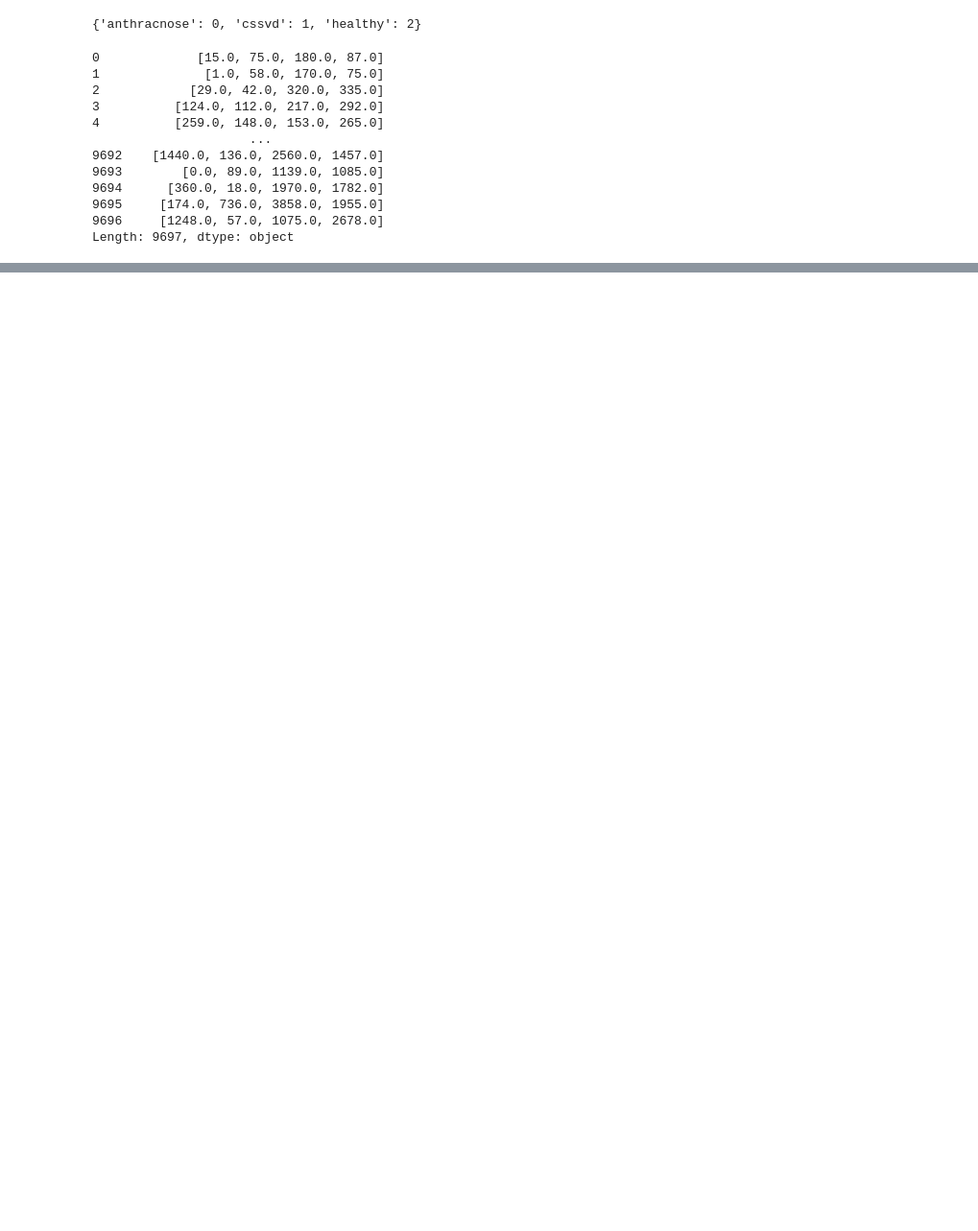
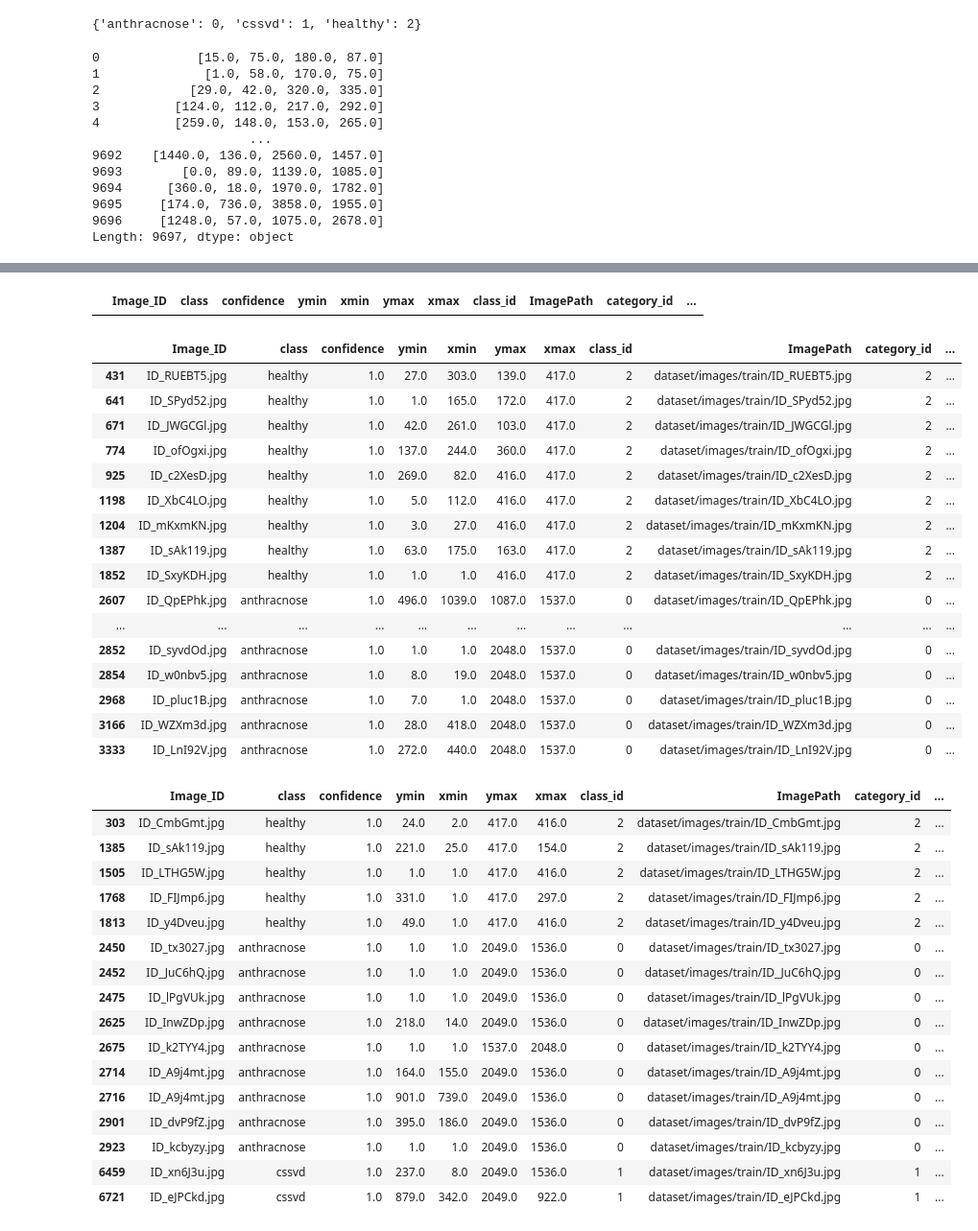
Before and after one commit to KameniAlexNea/Amini-Cocoa-Contamination-Challenge, a Jupyter notebook: 06-PrepareDetrModel.ipynb, the cells around one changed output, grey strips where cells are left out. Shown at 96% size. Cells and saved outputs as stored; diff of their text form; code cells hidden in the pictures; blank space fills up the shorter version.

```diff
--- a/06-PrepareDetrModel.ipynb
+++ b/06-PrepareDetrModel.ipynb
@@ -103,0 +192,12 @@ valid.sample(5)
+# %%
+val_shapes = []
+for i in val_images:
+    w1, h1 = Image.open(i).size
+    w2, h2 = load_image(i).size
+    img = load_image_cv2(i).shape
+    w3, h3 = img[1], img[0]
+    val_shapes.append([i, w1, h1, w2, h2, w3, h3])
+
+val_shapes = pd.DataFrame(val_shapes, columns=["image_id", "w1", "h1", "w2", "h2", "w3", "h3"])
+
+val_shapes.sample(5)
@@ -103,0 +211,24 @@ valid.sample(5)
+# %%
+from tqdm import tqdm
+from concurrent.futures import ThreadPoolExecutor
+
+train_shapes = []
+
+
+def get_raw(i):
+    w1, h1 = Image.open(i).size
+    w2, h2 = load_image(i).size
+    img = load_image_cv2(i).shape
+    w3, h3 = img[1], img[0]
+    return [i, w1, h1, w2, h2, w3, h3]
+
+
+train_ids = train["ImagePath"].unique()
+with ThreadPoolExecutor() as executor:
+    train_shapes = list(tqdm(executor.map(get_raw, train_ids), total=len(train_ids)))
+
+train_shapes = pd.DataFrame(
+    train_shapes, columns=["image_id", "w1", "h1", "w2", "h2", "w3", "h3"]
+)
+
+train_shapes.sample(5)
@@ -103,0 +242,3 @@ valid.sample(5)
+# %%
+valid_merge = valid.merge(val_shapes, on="image_id",)
+train_merge = train.merge(train_shapes, on="image_id",)
@@ -116,0 +363,6 @@ valid[columns].to_json(
+# %%
+display(train_merge[train_merge["xmin"] > train_merge["w2"]])
+display(train_merge[train_merge["ymin"] > train_merge["h2"]])
+display(train_merge[train_merge["xmax"] > train_merge["w2"]])
+display(train_merge[train_merge["ymax"] > train_merge["h2"]])
+# %% [output]
@@ -116,0 +370,35 @@ valid[columns].to_json(
+|  | Image_ID | class | confidence | ymin | xmin | ymax | xmax | class_id | ImagePath | category_id | ... |
+|  | Image_ID | class | confidence | ymin | xmin | ymax | xmax | class_id | ImagePath | category_id | ... |
+| 431 | ID_RUEBT5.jpg | healthy | 1.0 | 27.0 | 303.0 | 139.0 | 417.0 | 2 | dataset/images/train/ID_RUEBT5.jpg | 2 | ... |
+| 641 | ID_SPyd52.jpg | healthy | 1.0 | 1.0 | 165.0 | 172.0 | 417.0 | 2 | dataset/images/train/ID_SPyd52.jpg | 2 | ... |
+| 671 | ID_JWGCGl.jpg | healthy | 1.0 | 42.0 | 261.0 | 103.0 | 417.0 | 2 | dataset/images/train/ID_JWGCGl.jpg | 2 | ... |
+| 774 | ID_ofOgxi.jpg | healthy | 1.0 | 137.0 | 244.0 | 360.0 | 417.0 | 2 | dataset/images/train/ID_ofOgxi.jpg | 2 | ... |
+| 925 | ID_c2XesD.jpg | healthy | 1.0 | 269.0 | 82.0 | 416.0 | 417.0 | 2 | dataset/images/train/ID_c2XesD.jpg | 2 | ... |
+| 1198 | ID_XbC4LO.jpg | healthy | 1.0 | 5.0 | 112.0 | 416.0 | 417.0 | 2 | dataset/images/train/ID_XbC4LO.jpg | 2 | ... |
+| 1204 | ID_mKxmKN.jpg | healthy | 1.0 | 3.0 | 27.0 | 416.0 | 417.0 | 2 | dataset/images/train/ID_mKxmKN.jpg | 2 | ... |
+| 1387 | ID_sAk119.jpg | healthy | 1.0 | 63.0 | 175.0 | 163.0 | 417.0 | 2 | dataset/images/train/ID_sAk119.jpg | 2 | ... |
+| 1852 | ID_SxyKDH.jpg | healthy | 1.0 | 1.0 | 1.0 | 416.0 | 417.0 | 2 | dataset/images/train/ID_SxyKDH.jpg | 2 | ... |
+| 2607 | ID_QpEPhk.jpg | anthracnose | 1.0 | 496.0 | 1039.0 | 1087.0 | 1537.0 | 0 | dataset/images/train/ID_QpEPhk.jpg | 0 | ... |
+| ... | ... | ... | ... | ... | ... | ... | ... | ... | ... | ... | ... |
+| 2852 | ID_syvdOd.jpg | anthracnose | 1.0 | 1.0 | 1.0 | 2048.0 | 1537.0 | 0 | dataset/images/train/ID_syvdOd.jpg | 0 | ... |
+| 2854 | ID_w0nbv5.jpg | anthracnose | 1.0 | 8.0 | 19.0 | 2048.0 | 1537.0 | 0 | dataset/images/train/ID_w0nbv5.jpg | 0 | ... |
+| 2968 | ID_pluc1B.jpg | anthracnose | 1.0 | 7.0 | 1.0 | 2048.0 | 1537.0 | 0 | dataset/images/train/ID_pluc1B.jpg | 0 | ... |
+| 3166 | ID_WZXm3d.jpg | anthracnose | 1.0 | 28.0 | 418.0 | 2048.0 | 1537.0 | 0 | dataset/images/train/ID_WZXm3d.jpg | 0 | ... |
+| 3333 | ID_LnI92V.jpg | anthracnose | 1.0 | 272.0 | 440.0 | 2048.0 | 1537.0 | 0 | dataset/images/train/ID_LnI92V.jpg | 0 | ... |
+|  | Image_ID | class | confidence | ymin | xmin | ymax | xmax | class_id | ImagePath | category_id | ... |
+| 303 | ID_CmbGmt.jpg | healthy | 1.0 | 24.0 | 2.0 | 417.0 | 416.0 | 2 | dataset/images/train/ID_CmbGmt.jpg | 2 | ... |
+| 1385 | ID_sAk119.jpg | healthy | 1.0 | 221.0 | 25.0 | 417.0 | 154.0 | 2 | dataset/images/train/ID_sAk119.jpg | 2 | ... |
+| 1505 | ID_LTHG5W.jpg | healthy | 1.0 | 1.0 | 1.0 | 417.0 | 416.0 | 2 | dataset/images/train/ID_LTHG5W.jpg | 2 | ... |
+| 1768 | ID_FIJmp6.jpg | healthy | 1.0 | 331.0 | 1.0 | 417.0 | 297.0 | 2 | dataset/images/train/ID_FIJmp6.jpg | 2 | ... |
+| 1813 | ID_y4Dveu.jpg | healthy | 1.0 | 49.0 | 1.0 | 417.0 | 416.0 | 2 | dataset/images/train/ID_y4Dveu.jpg | 2 | ... |
+| 2450 | ID_tx3027.jpg | anthracnose | 1.0 | 1.0 | 1.0 | 2049.0 | 1536.0 | 0 | dataset/images/train/ID_tx3027.jpg | 0 | ... |
+| 2452 | ID_JuC6hQ.jpg | anthracnose | 1.0 | 1.0 | 1.0 | 2049.0 | 1536.0 | 0 | dataset/images/train/ID_JuC6hQ.jpg | 0 | ... |
+| 2475 | ID_lPgVUk.jpg | anthracnose | 1.0 | 1.0 | 1.0 | 2049.0 | 1536.0 | 0 | dataset/images/train/ID_lPgVUk.jpg | 0 | ... |
+| 2625 | ID_InwZDp.jpg | anthracnose | 1.0 | 218.0 | 14.0 | 2049.0 | 1536.0 | 0 | dataset/images/train/ID_InwZDp.jpg | 0 | ... |
+| 2675 | ID_k2TYY4.jpg | anthracnose | 1.0 | 1.0 | 1.0 | 1537.0 | 2048.0 | 0 | dataset/images/train/ID_k2TYY4.jpg | 0 | ... |
+| 2714 | ID_A9j4mt.jpg | anthracnose | 1.0 | 164.0 | 155.0 | 2049.0 | 1536.0 | 0 | dataset/images/train/ID_A9j4mt.jpg | 0 | ... |
+| 2716 | ID_A9j4mt.jpg | anthracnose | 1.0 | 901.0 | 739.0 | 2049.0 | 1536.0 | 0 | dataset/images/train/ID_A9j4mt.jpg | 0 | ... |
+| 2901 | ID_dvP9fZ.jpg | anthracnose | 1.0 | 395.0 | 186.0 | 2049.0 | 1536.0 | 0 | dataset/images/train/ID_dvP9fZ.jpg | 0 | ... |
+| 2923 | ID_kcbyzy.jpg | anthracnose | 1.0 | 1.0 | 1.0 | 2049.0 | 1536.0 | 0 | dataset/images/train/ID_kcbyzy.jpg | 0 | ... |
+| 6459 | ID_xn6J3u.jpg | cssvd | 1.0 | 237.0 | 8.0 | 2049.0 | 1536.0 | 1 | dataset/images/train/ID_xn6J3u.jpg | 1 | ... |
+| 6721 | ID_eJPCkd.jpg | cssvd | 1.0 | 879.0 | 342.0 | 2049.0 | 922.0 | 1 | dataset/images/train/ID_eJPCkd.jpg | 1 | ... |
```
Also changed, not shown: parts of 28 cells of this notebook, 3 other files.
